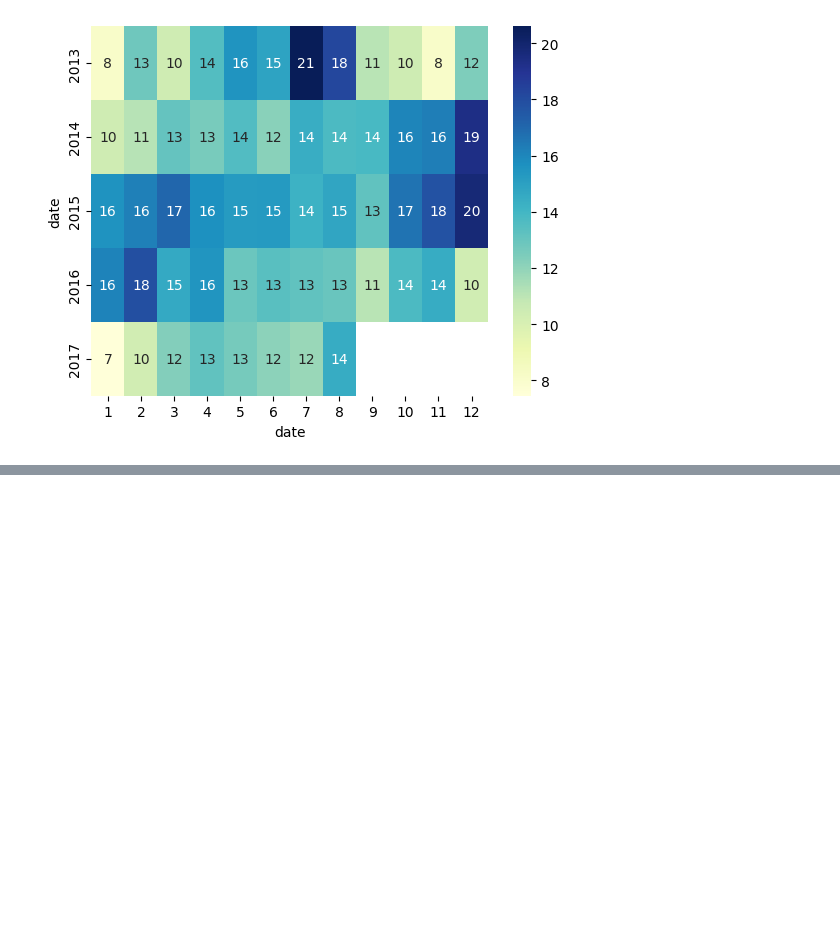
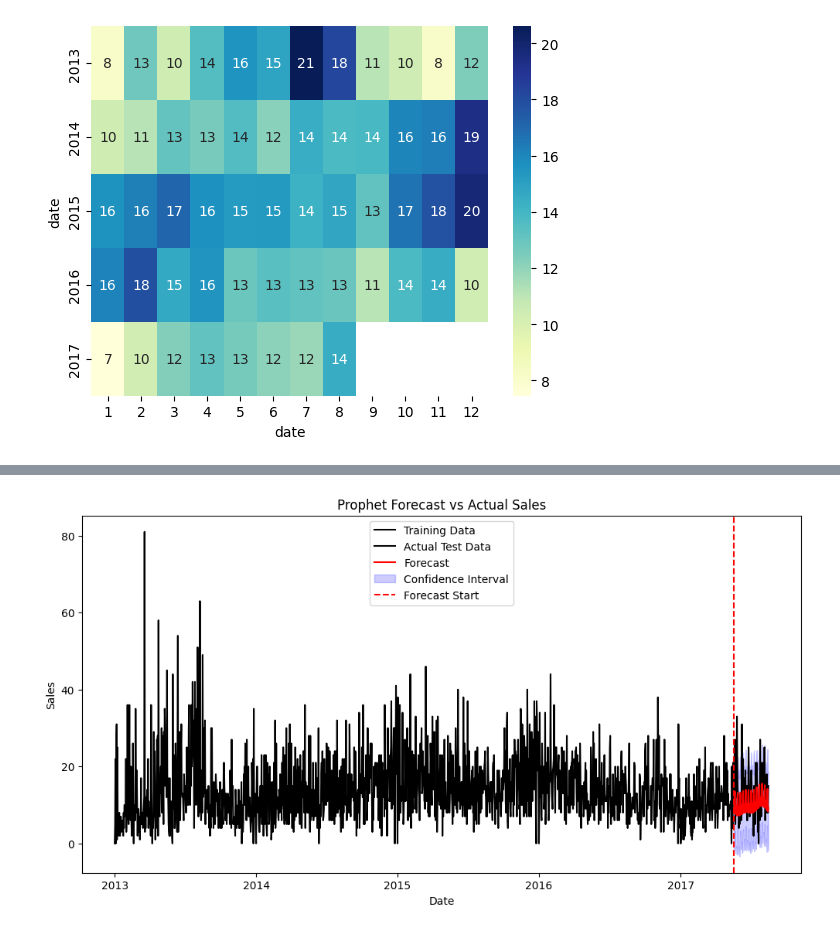
Before and after one commit to Anas99B/Data-Science-Projects-Boufaied, a Jupyter notebook: forecasting/store-sales-time-series-forecasting/store-sales-time-series-forecasting.ipynb, the cells around one changed output, grey strips where cells are left out. Saved outputs shown, nothing was run; the diff lists cells and outputs as text; code cells hidden in the pictures; blank space fills up the shorter version.

Commit message:
Prophet Forecasting

```diff
--- a/forecasting/store-sales-time-series-forecasting/store-sales-time-series-forecasting.ipynb
+++ b/forecasting/store-sales-time-series-forecasting/store-sales-time-series-forecasting.ipynb
@@ -175,0 +207,3 @@ sns.heatmap(pivot, annot=True, fmt=".0f", cmap='YlGnBu')
+# %%
+data_store_family_prophet = data_store_family[['date','sales']].rename(columns={'date':'ds','sales':'y'})
+data_store_family_prophet.head()
@@ -175,0 +217,8 @@ sns.heatmap(pivot, annot=True, fmt=".0f", cmap='YlGnBu')
+# %%
+#train test split
+train_data = data_store_family_prophet[:-90]
+test_data = data_store_family_prophet[-90:]
+# %%
+# Fitting the Prophet model
+model = Prophet(daily_seasonality=False, weekly_seasonality=True, yearly_seasonality=True)
+model.fit(train_data)
@@ -175,0 +229,5 @@ sns.heatmap(pivot, annot=True, fmt=".0f", cmap='YlGnBu')
+# %%
+# creating future dates
+future = model.make_future_dataframe(periods=90)
+forecast = model.predict(future)
+forecast.tail()
@@ -175,0 +241,31 @@ sns.heatmap(pivot, annot=True, fmt=".0f", cmap='YlGnBu')
+# %%
+#ploting the forcast vs actual sales
+forecast_future = forecast[forecast['ds'] > train_data['ds'].max()]
+
+forecast_plot = forecast[['ds','yhat','yhat_lower','yhat_upper']]
+df_plot = test_data.merge(forecast_plot, on='ds', how='left')
+
+plt.figure(figsize=(12,6))
+
+# Ploting training data
+plt.plot(train_data['ds'], train_data['y'], label='Training Data', color='black')
+
+# Ploting actual test data
+plt.plot(test_data['ds'], test_data['y'], label='Actual Test Data', color='black')
+
+# Ploting forecast
+plt.plot(forecast_future['ds'], forecast_future['yhat'], label='Forecast', color='red')
+
+# Confidence interval
+plt.fill_between(df_plot['ds'], df_plot['yhat_lower'], df_plot['yhat_upper'],
+                 color='blue', alpha=0.2, label='Confidence Interval')
+
+plt.axvline(x=train_data['ds'].max(), color='red', linestyle='--', label='Forecast Start')
+
+plt.xlabel('Date')
+plt.ylabel('Sales')
+plt.title('Prophet Forecast vs Actual Sales')
+plt.legend()
+plt.show()
+# %% [output]
+[figure, added]
```
Also changed, not shown: parts of 14 cells of this notebook.
